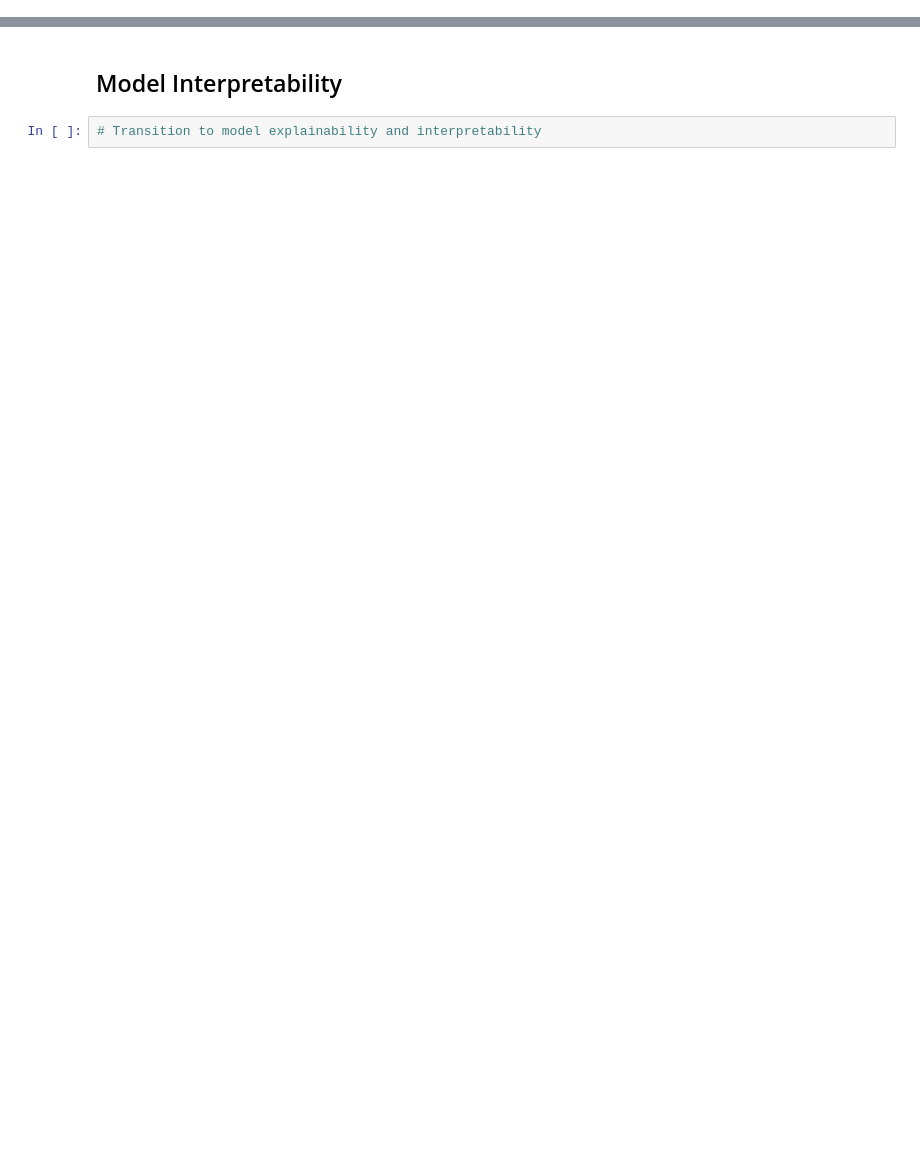
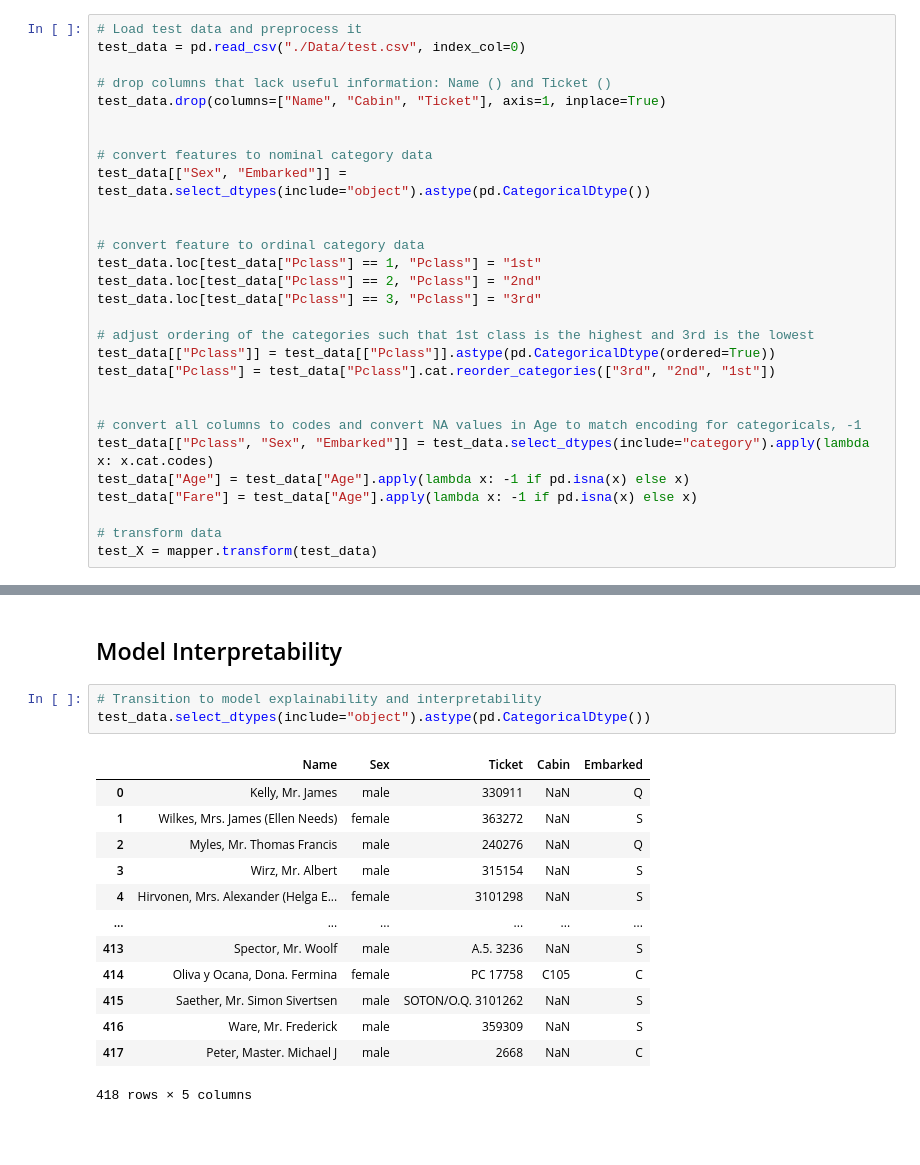
Before and after one commit to peter-ai/kaggle, a Jupyter notebook: titanic/titanic_analysis.ipynb, the cells around one changed output, grey strips where cells are left out. Saved outputs shown, nothing was run; the diff lists cells and outputs as text; blank space fills up the shorter version.

```diff
--- a/titanic/titanic_analysis.ipynb
+++ b/titanic/titanic_analysis.ipynb
@@ -209,0 +233,29 @@ ooo_data = pd.read_csv("./Data/test.csv")
+# %%
+# Load test data and preprocess it
+test_data = pd.read_csv("./Data/test.csv", index_col=0)
+
+# drop columns that lack useful information: Name () and Ticket ()
+test_data.drop(columns=["Name", "Cabin", "Ticket"], axis=1, inplace=True)
+
+
+# convert features to nominal category data
+test_data[["Sex", "Embarked"]] = test_data.select_dtypes(include="object").astype(pd.CategoricalDtype())
+
+
+# convert feature to ordinal category data
+test_data.loc[test_data["Pclass"] == 1, "Pclass"] = "1st"
+test_data.loc[test_data["Pclass"] == 2, "Pclass"] = "2nd"
+test_data.loc[test_data["Pclass"] == 3, "Pclass"] = "3rd"
+
+# adjust ordering of the categories such that 1st class is the highest and 3rd is the lowest
+test_data[["Pclass"]] = test_data[["Pclass"]].astype(pd.CategoricalDtype(ordered=True))
+test_data["Pclass"] = test_data["Pclass"].cat.reorder_categories(["3rd", "2nd", "1st"])
+
+
+# convert all columns to codes and convert NA values in Age to match encoding for categoricals, -1
+test_data[["Pclass", "Sex", "Embarked"]] = test_data.select_dtypes(include="category").apply(lambda x: x.cat.codes)
+test_data["Age"] = test_data["Age"].apply(lambda x: -1 if pd.isna(x) else x)
+test_data["Fare"] = test_data["Age"].apply(lambda x: -1 if pd.isna(x) else x)
+
+# transform data
+test_X = mapper.transform(test_data)
@@ -211,5 +285,20 @@ ooo_data = pd.read_csv("./Data/test.csv")
 ## Model Interpretability
 # %%
 # Transition to model explainability and interpretability
+test_data.select_dtypes(include="object").astype(pd.CategoricalDtype())
+# %% [output]
+|  | Name | Sex | Ticket | Cabin | Embarked |
+| 0 | Kelly, Mr. James | male | 330911 | NaN | Q |
+| 1 | Wilkes, Mrs. James (Ellen Needs) | female | 363272 | NaN | S |
+| 2 | Myles, Mr. Thomas Francis | male | 240276 | NaN | Q |
+| 3 | Wirz, Mr. Albert | male | 315154 | NaN | S |
+| 4 | Hirvonen, Mrs. Alexander (Helga E... | female | 3101298 | NaN | S |
+| ... | ... | ... | ... | ... | ... |
+| 413 | Spector, Mr. Woolf | male | A.5. 3236 | NaN | S |
+| 414 | Oliva y Ocana, Dona. Fermina | female | PC 17758 | C105 | C |
+| 415 | Saether, Mr. Simon Sivertsen | male | SOTON/O.Q. 3101262 | NaN | S |
+| 416 | Ware, Mr. Frederick | male | 359309 | NaN | S |
+| 417 | Peter, Master. Michael J | male | 2668 | NaN | C |
+418 rows × 5 columns
 # %% [markdown]
 ##
```
Also changed, not shown: parts of 6 cells of this notebook.
